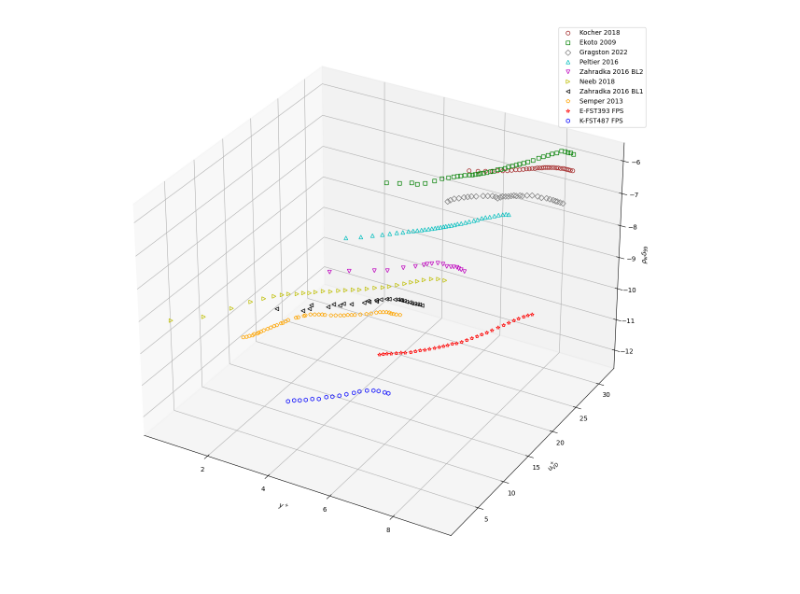
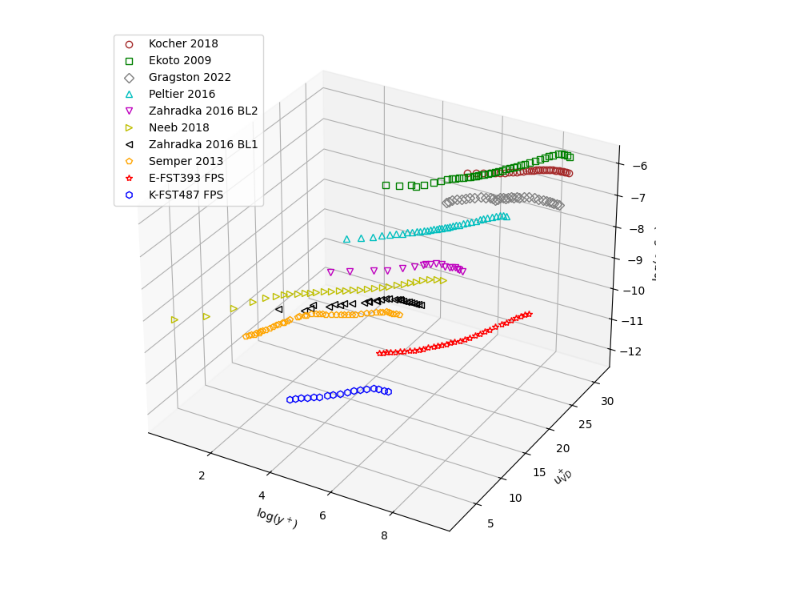
Before and after one commit to nwsteg/testBinder, a Jupyter notebook: compare_literature_yplus_3dplot.ipynb, the cells around one changed output. Cells and saved outputs as stored; diff of their text form; code cells hidden in the pictures.

Commit message:
figsize

```diff
--- a/compare_literature_yplus_3dplot.ipynb
+++ b/compare_literature_yplus_3dplot.ipynb
@@ -135,34 +135,34 @@ bls.append(np.genfromtxt(datapath+'compare_literature_bl_scaled_peltier.csv', de
 bls.append(np.genfromtxt(datapath+'compare_literature_bl_scaled_ekoto.csv', delimiter=',', usecols=(0, 1), dtype=float))
 bls.append(np.genfromtxt(datapath+'compare_literature_bl_scaled_gragston.csv', delimiter=',', usecols=(0, 1), dtype=float))
 bls.append(np.genfromtxt(datapath+'compare_literature_bl_scaled_hoffman.csv', delimiter=',', usecols=(0, 1), dtype=float))
 bls.append(np.genfromtxt(datapath+'compare_literature_bl_scaled_posladek.csv', delimiter=',', usecols=(0, 1), dtype=float))
 bls[4][:,1]=bls[4][:,1]-6
 
 # Sample markers and colors, expand as needed
 markers = ['o', 's', 'D', '^', 'v', '>', '<', 'p', '*', 'h']
 colors = ['brown', 'g', 'grey', 'c', 'm', 'y', 'k', 'orange', 'r', 'b']
 
 # Create a 3D plot
-fig = plt.figure(figsize=(8, 8))
+fig = plt.figure(figsize=(7, 7))
 ax = fig.add_subplot(111, projection='3d')
 
 # Iterate through sorted data
 for (idx, row), marker, color in zip(df_sorted.iterrows(), markers, colors):
     id = int(row['Paper #'] - 1)
     try:
         bl = bls[id]  # Get boundary layer data for the current paper
         # Plot in 3D with the new axis arrangement
         ax.plot(np.log(bl[:,0]), bl[:,1], zs=np.log(row['Custom Metric']), zdir='z', linestyle='', marker=marker,
                 mec=color, mfc=(1, 1, 1, 0), label=row['Label'])
     except:
         pass
 
 # Set labels for the axes
 ax.set_ylabel(r'$u^+_{VD}$')
-ax.set_xlabel(r'$y^+$')
-ax.set_zlabel(r'$\rho_w \delta_{99}$')
+ax.set_xlabel(r'$\log(y^+)$')
+ax.set_zlabel(r'$\log(\rho_w \delta_{99})$')
 plt.legend()
 plt.tight_layout()
 plt.show()
 # %% [output]
-[figure, old version]
+[figure, new version]
```
